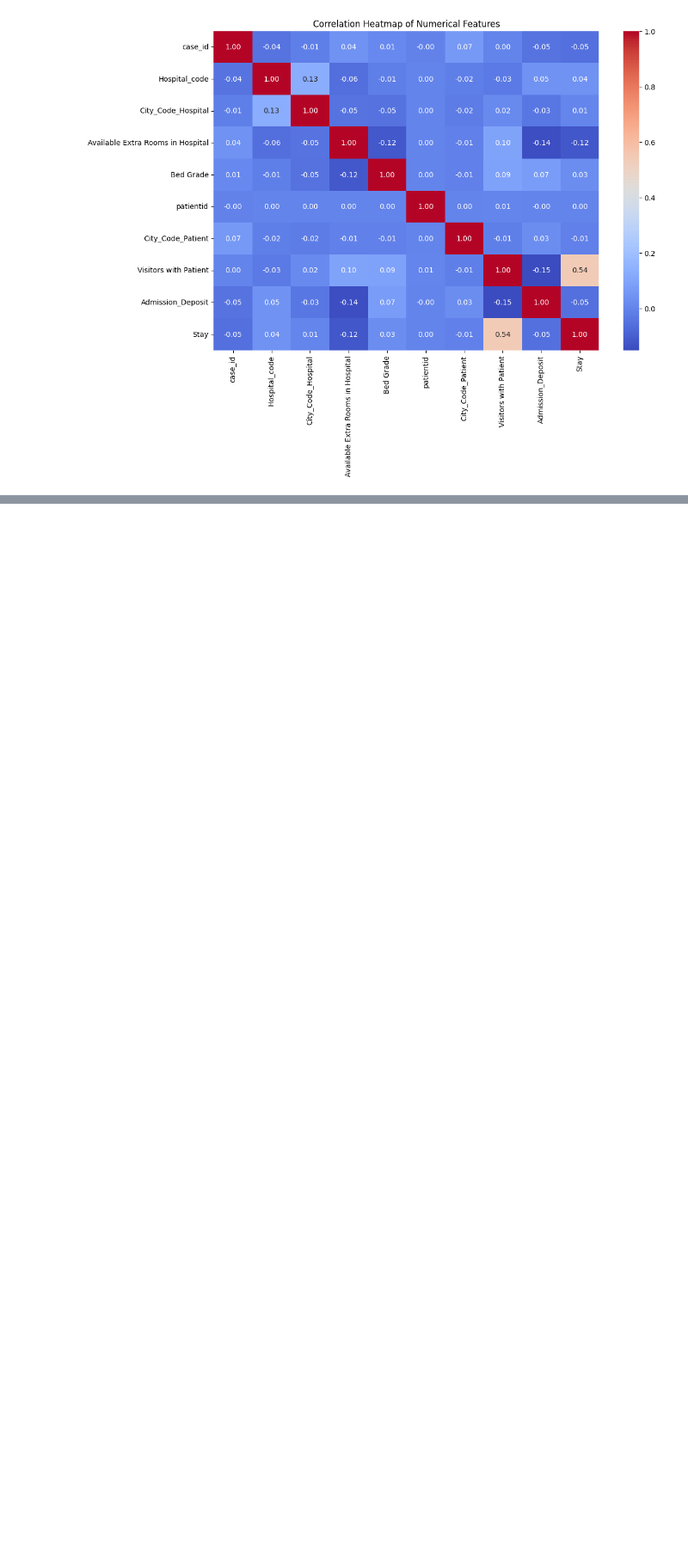
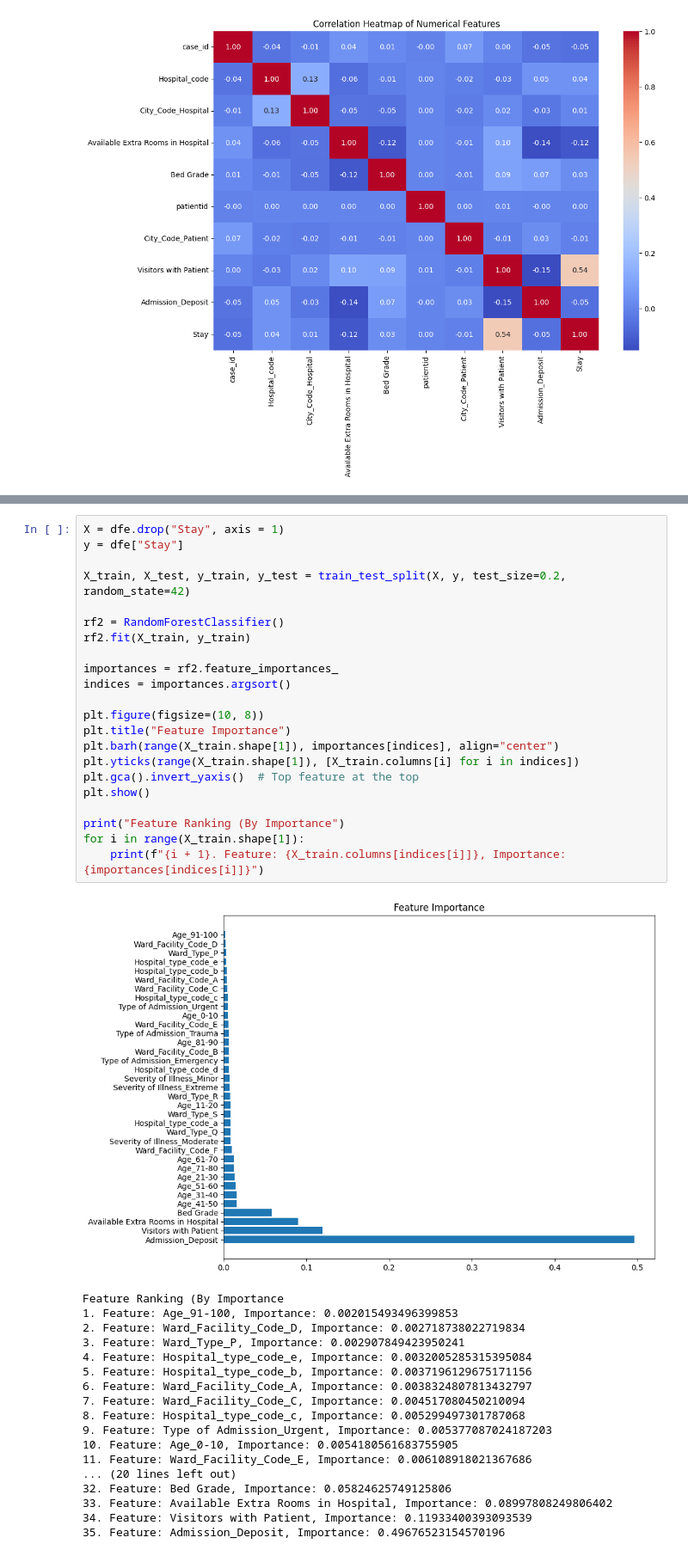
Before and after one commit to zsyed44/DS3000FinalProject, a Jupyter notebook: Nursing.ipynb, the cells around one changed output, grey strips where cells are left out. Shown at 86% size. Drawn from its saved outputs; the diff is of its cells as text; blank space fills up the shorter version.

```diff
--- a/Nursing.ipynb
+++ b/Nursing.ipynb
@@ -231,0 +334,41 @@ Feature Ranking (By Importance
+# %%
+X = dfe.drop("Stay", axis = 1)
+y = dfe["Stay"]
+
+X_train, X_test, y_train, y_test = train_test_split(X, y, test_size=0.2, random_state=42)
+
+rf2 = RandomForestClassifier()
+rf2.fit(X_train, y_train)
+
+importances = rf2.feature_importances_
+indices = importances.argsort()
+
+plt.figure(figsize=(10, 8))
+plt.title("Feature Importance")
+plt.barh(range(X_train.shape[1]), importances[indices], align="center")
+plt.yticks(range(X_train.shape[1]), [X_train.columns[i] for i in indices])
+plt.gca().invert_yaxis()  # Top feature at the top
+plt.show()
+
+print("Feature Ranking (By Importance")
+for i in range(X_train.shape[1]):
+    print(f"{i + 1}. Feature: {X_train.columns[indices[i]]}, Importance: {importances[indices[i]]}")
+# %% [output]
+[figure, added]
+Feature Ranking (By Importance
+1. Feature: Age_91-100, Importance: 0.002015493496399853
+2. Feature: Ward_Facility_Code_D, Importance: 0.002718738022719834
+3. Feature: Ward_Type_P, Importance: 0.002907849423950241
+4. Feature: Hospital_type_code_e, Importance: 0.0032005285315395084
+5. Feature: Hospital_type_code_b, Importance: 0.0037196129675171156
+6. Feature: Ward_Facility_Code_A, Importance: 0.0038324807813432797
+7. Feature: Ward_Facility_Code_C, Importance: 0.004517080450210094
+8. Feature: Hospital_type_code_c, Importance: 0.005299497301787068
+9. Feature: Type of Admission_Urgent, Importance: 0.005377087024187203
+10. Feature: Age_0-10, Importance: 0.0054180561683755905
+11. Feature: Ward_Facility_Code_E, Importance: 0.006108918021367686
+... (20 lines left out)
+32. Feature: Bed Grade, Importance: 0.05824625749125806
+33. Feature: Available Extra Rooms in Hospital, Importance: 0.08997808249806402
+34. Feature: Visitors with Patient, Importance: 0.11933400393093539
+35. Feature: Admission_Deposit, Importance: 0.49676523154570196
```
Also changed, not shown: parts of 11 cells of this notebook, 1 other file.
